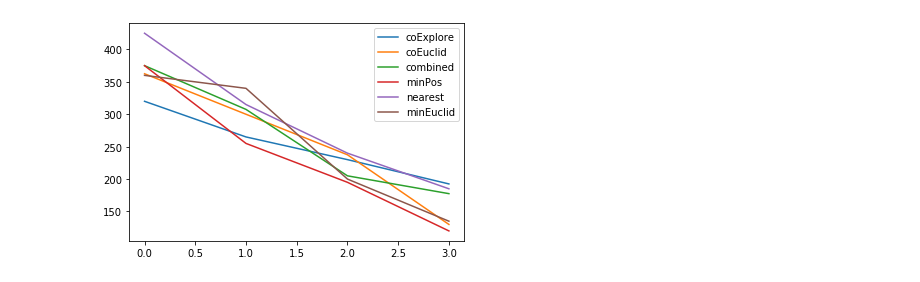
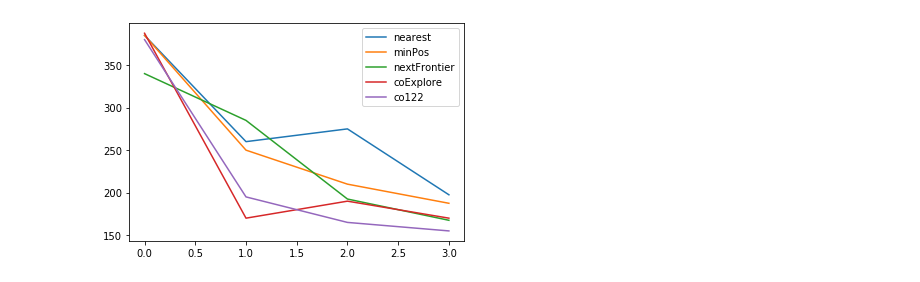
Before and after one commit to Icheler/coExplore, a Jupyter notebook: eval_2.ipynb, the cells around one changed output. Drawn from its saved outputs; the diff is of its cells as text; code cells hidden in the pictures.

```diff
--- a/eval_2.ipynb
+++ b/eval_2.ipynb
@@ -117,16 +125,21 @@ def eighty_build_distance(matrix, limit):
 # %%
 def extract_from_file(eval_method):
     result = []
+    output = 0
 
-    for file in os.listdir():
+    for file in sorted(os.listdir()):
         if file.endswith('.txt'):
             file_path =  f"{file}"
             if(eval_method in file_path):
                 check = np.loadtxt(file_path)
                 if check.any() and check.ndim == 2:
+                    output += 1
+                    #print(file)
+                    #print(check.shape)
                     result.append(check)
-
-    result = np.array(result)
+    result = np.asarray(result)
+    #if result.ndim > 1:
+    #    print(result)
     return result
 # %%
 def extraction(map_name, robot_num, eval_methods, limit=100, eval_lower=0, eval_upper=-1):
@@ -139,15 +152,14 @@ def extraction(map_name, robot_num, eval_methods, limit=100, eval_lower=0, eval_
     len_eval = len(eval_methods)
 
     for i in range(len_eval):
-        matrix_coverage.append(extract_from_file(eval_methods[i]))
-
+        testing = extract_from_file(eval_methods[i])
+        matrix_coverage.append(testing)
 
     matrix_coverage = np.array(matrix_coverage)
 
     os.chdir(f'../../../{map_name}/distances/{robot_num}')
 
     matrix_distance = []
-
     for i in range(len_eval):
         matrix_distance.append(extract_from_file(eval_methods[i]))
 
@@ -185,12 +197,12 @@ def extraction(map_name, robot_num, eval_methods, limit=100, eval_lower=0, eval_
 evals = ['nearest', 'minPos', 'nextFrontier', 'coExplore', 'co122']  # ['nearest', 'minPos', 'nextFrontier', 'coExplore', 'co122']
 eval_length = len(evals)
 
-#map_2_a, map_2_b, map_2_c, map_2_d = extraction('map_3', 2, evals)
-#map_3_a, map_3_b, map_3_c, map_3_d = extraction('map_3', 3, evals)
-#map_4_a, map_4_b, map_4_c, map_4_d = extraction('map_3', 4, evals)
-#map_5_a, map_5_b, map_5_c, map_5_d = extraction('map_3', 5, evals)
+map_2_a, map_2_b, map_2_c, map_2_d = extraction('map_3', 2, evals)
+map_3_a, map_3_b, map_3_c, map_3_d = extraction('map_3', 3, evals)
+map_4_a, map_4_b, map_4_c, map_4_d = extraction('map_3', 4, evals)
+map_5_a, map_5_b, map_5_c, map_5_d = extraction('map_3', 5, evals)
 
-#maze_2_a, maze_2_b, maze_2_c, maze_2_d = extraction('v2_maze', 2, evals)
+maze_2_a, maze_2_b, maze_2_c, maze_2_d = extraction('v2_maze', 2, evals)
 maze_3_a, maze_3_b, maze_3_c, maze_3_d = extraction('v2_maze', 3, evals)
 maze_4_a, maze_4_b, maze_4_c, maze_4_d = extraction('v2_maze', 4, evals)
 maze_5_a, maze_5_b, maze_5_c, maze_5_d = extraction('v2_maze', 5, evals)
@@ -226,17 +264,16 @@ plt.show()
 # %%
 maze = np.empty((4, eval_length))
 maze[0] = maze_2_b[:, 1]
 maze[1] = maze_3_b[:, 1]
 maze[2] = maze_4_b[:, 1]
 maze[3] = maze_5_b[:, 1]
 maze = maze * 5
-plt.plot(maze[:,0], label='coExplore')
-plt.plot(maze[:,1], label='coEuclid')
-plt.plot(maze[:,2], label='combined')
-plt.plot(maze[:,3], label='minPos')
-plt.plot(maze[:,4], label='nearest')
-plt.plot(maze[:,5], label='minEuclid')
+plt.plot(maze[:,0], label='nearest')
+plt.plot(maze[:,1], label='minPos')
+plt.plot(maze[:,2], label='nextFrontier')
+plt.plot(maze[:,3], label='coExplore')
+plt.plot(maze[:,4], label='co122')
 plt.legend()
 plt.show()
 # %% [output]
-[figure, old version]
+[figure, new version]
```
Also changed, not shown: parts of 11 cells of this notebook, 2 other files.
